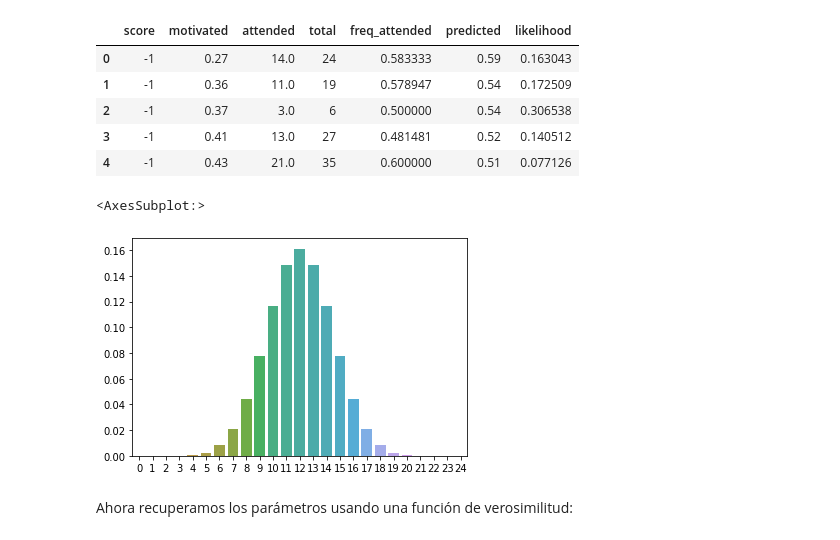
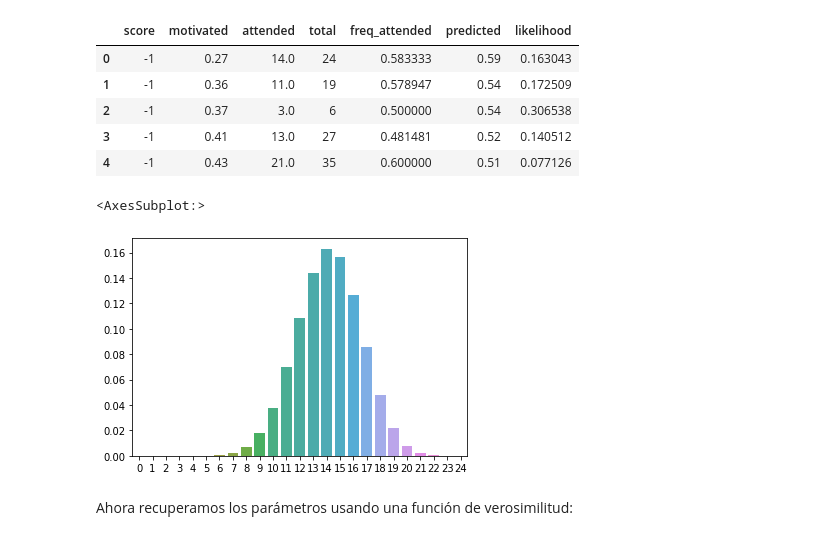
Before and after one commit to Slendercoder/SemilleroMSFS, a Jupyter notebook: Notebooks/ElFarol - rw.ipynb, the cells around one changed output. Saved outputs shown, nothing was run; the diff lists cells and outputs as text; code cells hidden in the pictures.

```diff
--- a/Notebooks/ElFarol - rw.ipynb
+++ b/Notebooks/ElFarol - rw.ipynb
@@ -486,16 +486,16 @@ df.head()
 # %%
 n=24
 probs=[]
 ks=[]
 for k in range(n+1):
     ks.append(k)
-    probs.append(binom.pmf(k=k,n=n,p=0.5))
+    probs.append(binom.pmf(k=k,n=n,p=0.59))
 #    print(f"k:{k}, prob:{probs[-1]}")
 
 sns.barplot(ks,probs)
 # %% [output]
 <AxesSubplot:>
-[figure, old version]
+[figure, new version]
 # %% [markdown]
 Ahora recuperamos los parámetros usando una función de verosimilitud:
 # %%
```
Also changed, not shown: parts of 9 cells of this notebook, 2 other files.
